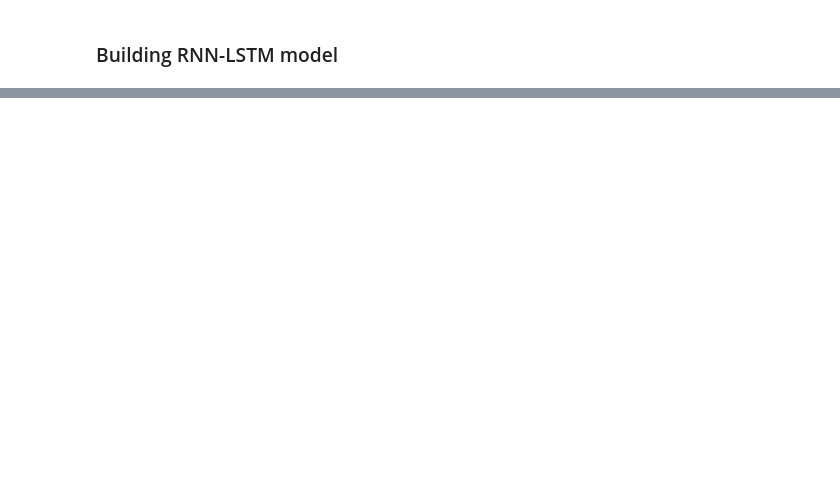
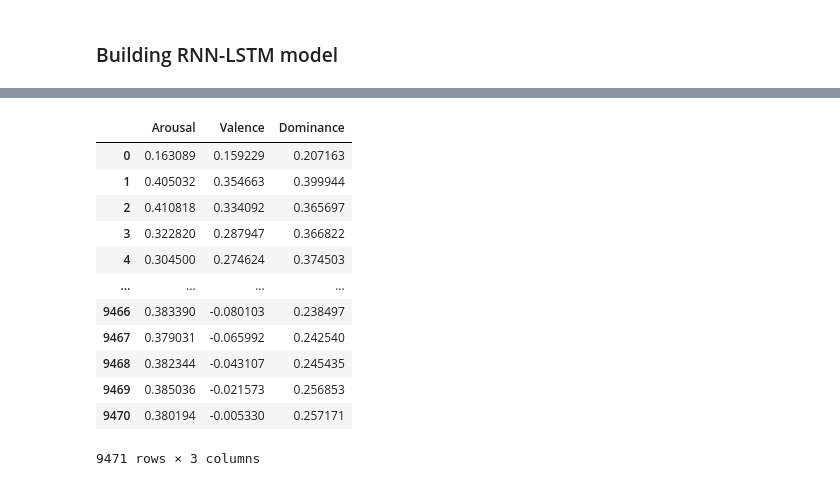
Before and after one commit to eddie8615/ABI_research, a Jupyter notebook: LSTM-RNN.ipynb, the cells around one changed output, grey strips where cells are left out. Cells and saved outputs as stored; diff of their text form; code cells hidden in the pictures; blank space fills up the shorter version.

```diff
--- a/LSTM-RNN.ipynb
+++ b/LSTM-RNN.ipynb
@@ -264,0 +372,16 @@ KeyboardInterrupt:
+# %%
+y_val_scaled
+# %% [output]
+|  | Arousal | Valence | Dominance |
+| 0 | 0.163089 | 0.159229 | 0.207163 |
+| 1 | 0.405032 | 0.354663 | 0.399944 |
+| 2 | 0.410818 | 0.334092 | 0.365697 |
+| 3 | 0.322820 | 0.287947 | 0.366822 |
+| 4 | 0.304500 | 0.274624 | 0.374503 |
+| ... | ... | ... | ... |
+| 9466 | 0.383390 | -0.080103 | 0.238497 |
+| 9467 | 0.379031 | -0.065992 | 0.242540 |
+| 9468 | 0.382344 | -0.043107 | 0.245435 |
+| 9469 | 0.385036 | -0.021573 | 0.256853 |
+| 9470 | 0.380194 | -0.005330 | 0.257171 |
+9471 rows × 3 columns
```
Also changed, not shown: parts of 20 cells of this notebook, 2 other files.
